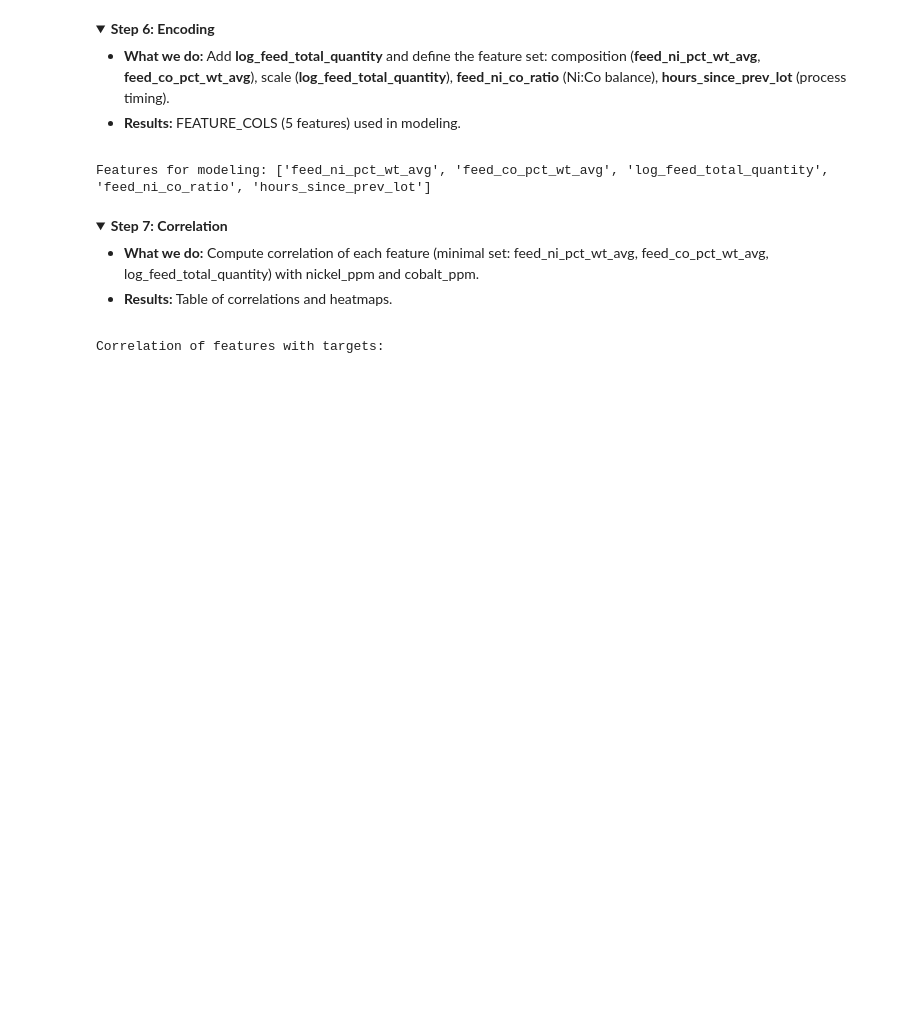
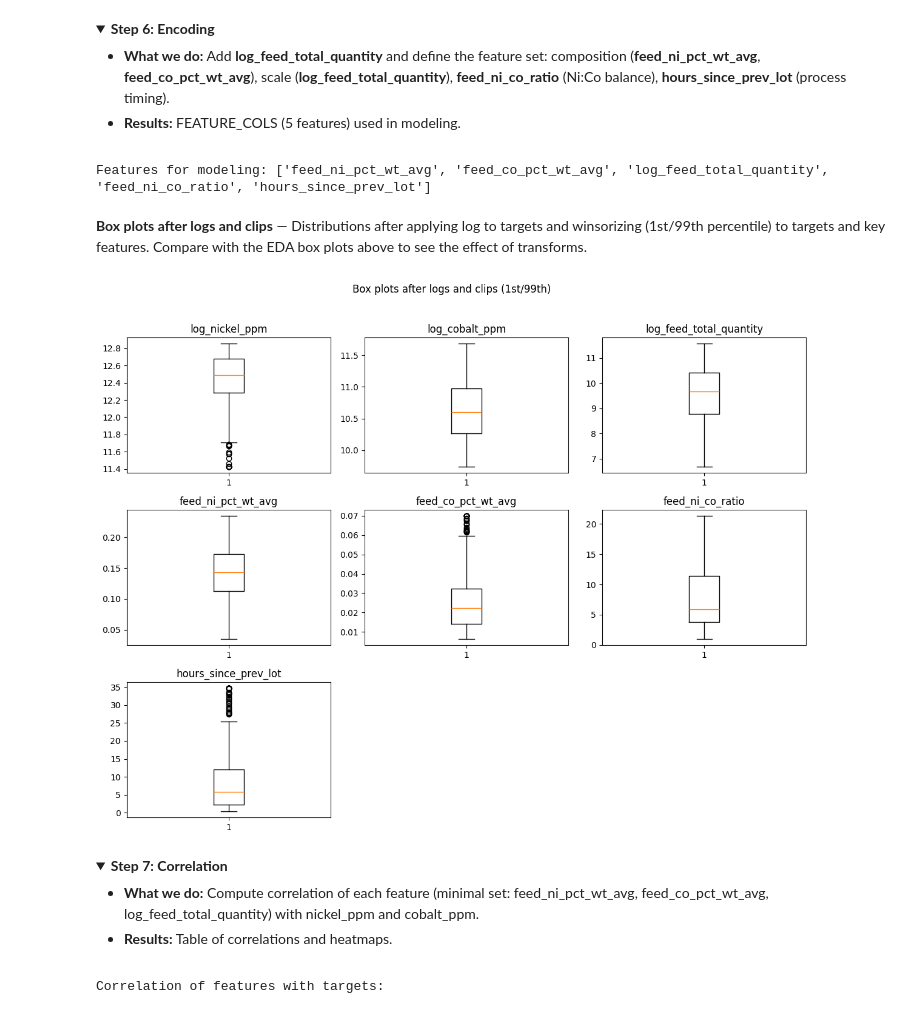
Before and after one commit to chandratejakommineni/supertool_regression, a Jupyter notebook: notebooks/cmc_ni_co_full_pipeline.ipynb, the cells around one changed output. Saved outputs shown, nothing was run; the diff lists cells and outputs as text; code cells hidden in the pictures; folded sections open; blank space fills up the shorter version.

```diff
--- a/notebooks/cmc_ni_co_full_pipeline.ipynb
+++ b/notebooks/cmc_ni_co_full_pipeline.ipynb
@@ -389,6 +451,52 @@ FEATURE_COLS = [c for c in FEATURE_COLS if c in df_clean.columns]
 print('Features for modeling:', FEATURE_COLS)
 # %% [output]
 Features for modeling: ['feed_ni_pct_wt_avg', 'feed_co_pct_wt_avg', 'log_feed_total_quantity', 'feed_ni_co_ratio', 'hours_since_prev_lot']
+# %% [markdown]
+**Box plots after logs and clips** — Distributions after applying log to targets and winsorizing (1st/99th percentile) to targets and key features. Compare with the EDA box plots above to see the effect of transforms.
+# %%
+# Winsorize at 1st and 99th percentile (for display; does not modify df_clean)
+def winsorize_1_99(df_in, columns, p_low=1, p_high=99):
+    out = df_in.copy()
+    for col in columns:
+        if col not in out.columns:
+            continue
+        lo = np.nanpercentile(out[col], p_low)
+        hi = np.nanpercentile(out[col], p_high)
+        out[col] = np.clip(out[col], lo, hi)
+    return out
+
+cols_clip = TARGETS + ['feed_ni_pct_wt_avg', 'feed_co_pct_wt_avg', 'feed_ni_co_ratio', 'hours_since_prev_lot']
+cols_clip = [c for c in cols_clip if c in df_clean.columns]
+df_plot = winsorize_1_99(df_clean, cols_clip)
+
+# Build display columns: log targets (from clipped ppm), log_feed_total_quantity, clipped features
+plot_data = pd.DataFrame()
+plot_data['log_nickel_ppm'] = np.log1p(df_plot['nickel_ppm'])
+plot_data['log_cobalt_ppm'] = np.log1p(df_plot['cobalt_ppm'])
+plot_data['log_feed_total_quantity'] = df_plot['log_feed_total_quantity']
+for c in ['feed_ni_pct_wt_avg', 'feed_co_pct_wt_avg', 'feed_ni_co_ratio', 'hours_since_prev_lot']:
+    if c in df_plot.columns:
+        plot_data[c] = df_plot[c]
+
+plot_cols = [c for c in plot_data.columns]
+n_plot = len(plot_cols)
+n_cols = 3
+n_rows = (n_plot + n_cols - 1) // n_cols
+fig, axes = plt.subplots(n_rows, n_cols, figsize=(4 * n_cols, 3 * n_rows))
+axes = np.atleast_2d(axes)
+for i, col in enumerate(plot_cols):
+    r, c = i // n_cols, i % n_cols
+    axes[r, c].boxplot(plot_data[col].dropna(), vert=True)
+    axes[r, c].set_title(col)
+    axes[r, c].set_ylabel('')
+for i in range(len(plot_cols), axes.size):
+    r, c = i // n_cols, i % n_cols
+    axes[r, c].set_visible(False)
+plt.suptitle('Box plots after logs and clips (1st/99th)', y=1.02)
+plt.tight_layout()
+plt.show()
+# %% [output]
+[figure, added]
 # %% [markdown]
 <details>
 <summary><strong>Step 7: Correlation</strong></summary>
```
Also changed, not shown: parts of 18 cells of this notebook, 3 other files.
